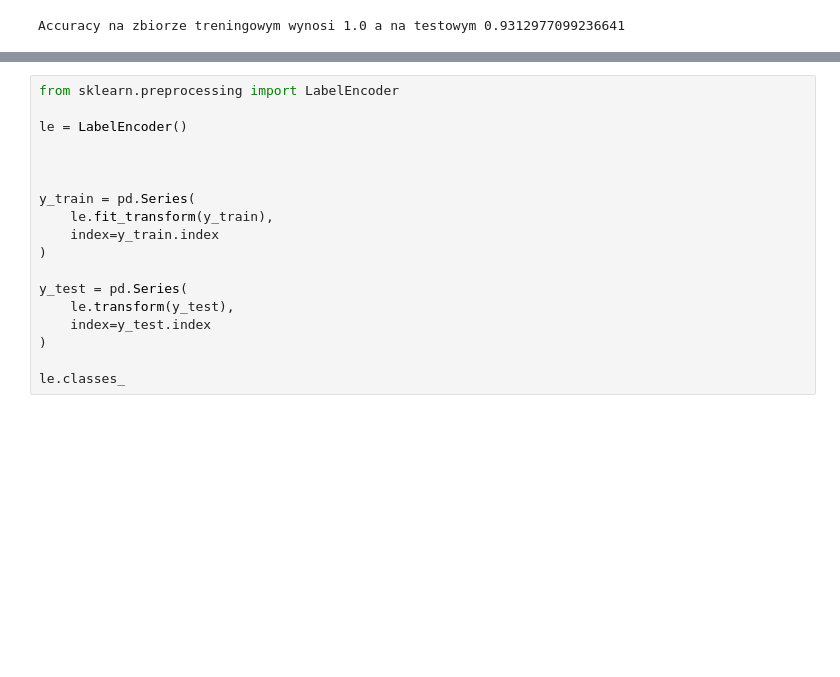
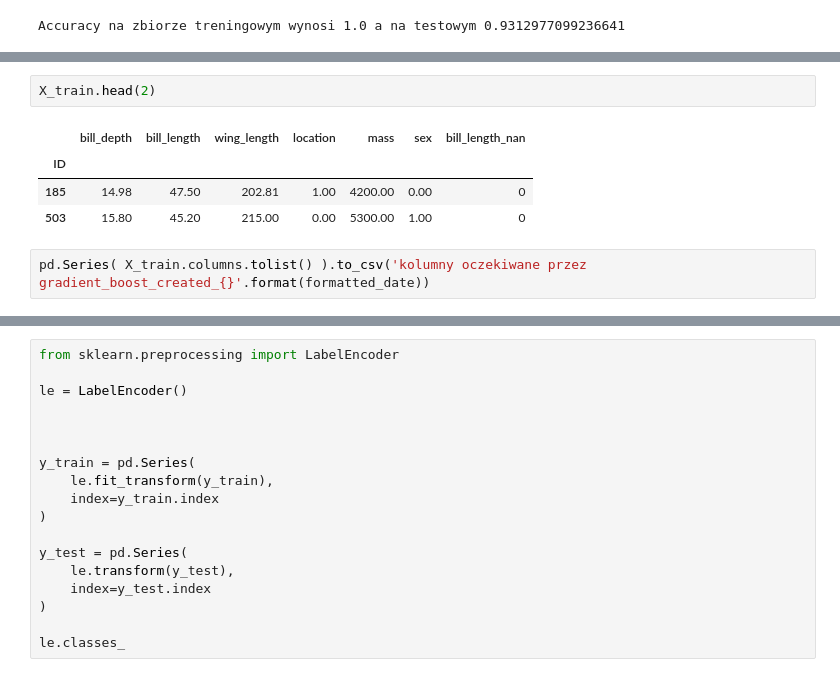
Before and after one commit to KCristopher/zaaw_tech_ml_ai, a Jupyter notebook: predicting_species.ipynb, the cells around one changed output, grey strips where cells are left out. Cells and saved outputs as stored; diff of their text form; blank space fills up the shorter version.

Commit message:
GradBoost saved model plus specification

```diff
--- a/predicting_species.ipynb
+++ b/predicting_species.ipynb
@@ -490,0 +500,9 @@ Accuracy na zbiorze treningowym wynosi 1.0 a na testowym 0.9312977099236641
+# %%
+X_train.head(2)
+# %% [output]
+|  | bill_depth | bill_length | wing_length | location | mass | sex | bill_length_nan |
+| ID |  |  |  |  |  |  |  |
+| 185 | 14.98 | 47.50 | 202.81 | 1.00 | 4200.00 | 0.00 | 0 |
+| 503 | 15.80 | 45.20 | 215.00 | 0.00 | 5300.00 | 1.00 | 0 |
+# %%
+pd.Series( X_train.columns.tolist() ).to_csv('kolumny oczekiwane przez gradient_boost_created_{}'.format(formatted_date))
```
Also changed, not shown: parts of 2 cells of this notebook, 2 other files.
